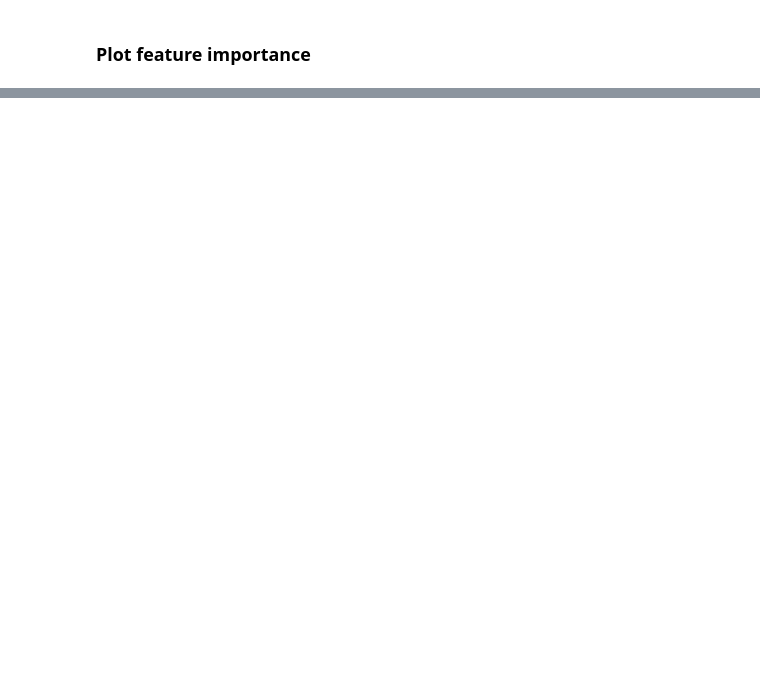
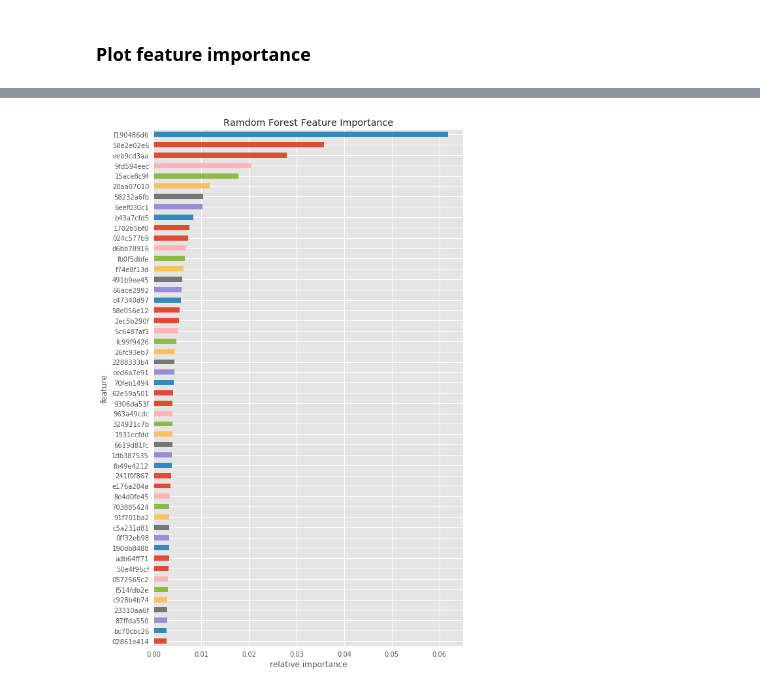
Before and after one commit to bolaik/santander-value-prediction-challenge, a Jupyter notebook: baseline_models/rf_baseline_randomizedsearch.ipynb, the cells around one changed output, grey strips where cells are left out. Drawn from its saved outputs; the diff is of its cells as text; code cells hidden in the pictures; blank space fills up the shorter version.

```diff
--- a/baseline_models/rf_baseline_randomizedsearch.ipynb
+++ b/baseline_models/rf_baseline_randomizedsearch.ipynb
@@ -286,12 +311,11 @@ sub_df.to_csv('../output/sub_rf_10foldCV.csv', index=False)
 def _feature_importance(feat_names, importance, nrows):
     feat_importances = pd.DataFrame({'feature': feat_names, 'importance': importance})
     feat_importances = feat_importances.sort_values(by='importance', ascending=False)
-    print(feat_importances[:nrows])
+    #print(feat_importances[:nrows])
 
     plt.style.use('ggplot')
-    plt.figure()
     feat_importances = feat_importances.sort_values(by='importance', ascending=True)[-nrows:]
-    feat_importances.plot(kind='barh', x='feature', y='importance', legend=False, figsize=(10, 50))
+    feat_importances.plot(kind='barh', x='feature', y='importance', legend=False, figsize=(8, 12))
     plt.title('Ramdom Forest Feature Importance')
     plt.xlabel('relative importance')
     plt.tight_layout()
@@ -305,7 +329,7 @@ params = {'max_features': 0.27,
           'min_samples_split': 8,
           'oob_score': True,
           'n_jobs': -1,
-          'verbose': 2,
+          'verbose': 1,
           'random_state': 3668
          }
 
@@ -316,2 +349,4 @@ print('OOB error: {0:.3f}'.format(1-clf.oob_score_))
 # %%
-_feature_importance(feat_names, clf.feature_importances_)
+_feature_importance(train.columns.values, clf.feature_importances_, nrows=50)
+# %% [output]
+[figure, added]
```
Also changed, not shown: parts of 4 cells of this notebook, 3 other files.
